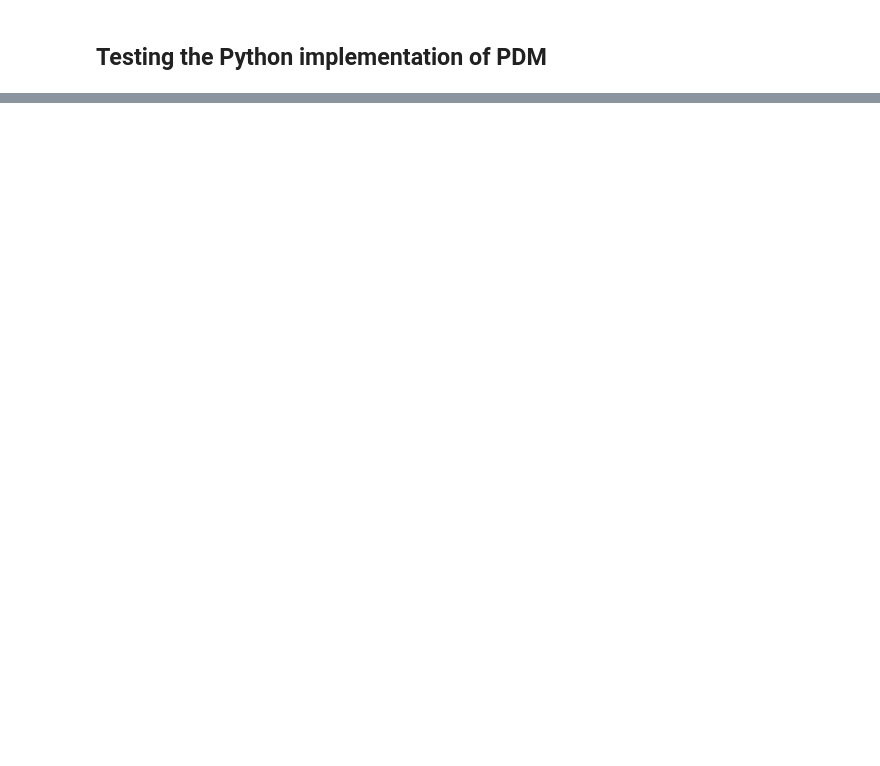
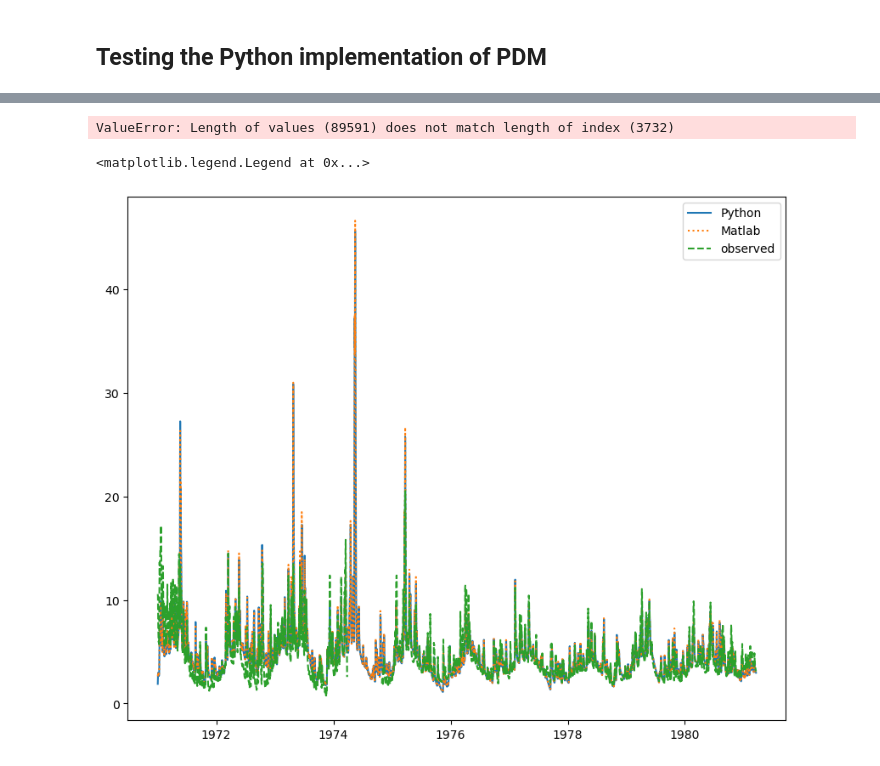
Before and after one commit to olivierbonte/master_thesis, a Jupyter notebook: temp/test_PDM.ipynb, the cells around one changed output, grey strips where cells are left out. Cells and saved outputs as stored; diff of their text form; code cells hidden in the pictures; blank space fills up the shorter version.

Commit message:
first commit PDM to Python

```diff
--- a/temp/test_PDM.ipynb
+++ b/temp/test_PDM.ipynb
@@ -35,3 +49,2 @@ P
 # %%
-EP = pd.read_csv("../matlab/data/EP.csv", names = ['EP'])
-EP
+EP = pd.read_csv("matlab/data/EP.csv", names = ['EP'], dtype = np.float32)
@@ -41,2 +51,4 @@ forcings
 # %%
-pd.date_range(start = '01/01/1971', end = '31/12/2000', freq = 'H')
+time = pd.date_range(start = '01/01/1971', end = '31/12/2000', freq = 'H')
+print(type(time))
+time
@@ -42,0 +88,5 @@ pd.date_range(start = '01/01/1971', end = '31/12/2000', freq = 'H')
+# %%
+deltat = 1
+deltat_out = 24
+time_in = time[:len(P.values)]
+qmod, tmod, Cstar, qbm3s, qsm3s, Eiacc = PDM(P.values, EP.values, time_in, A,deltat, deltat_out, parameters)
@@ -42,0 +110,20 @@ pd.date_range(start = '01/01/1971', end = '31/12/2000', freq = 'H')
+# %%
+qmod_pd = pd.read_csv("matlab/output/Qmod.csv", dtype = np.float32, header = None,names = ['Matlab'])
+pd_qmod_obs = pd.read_csv("matlab/data/observations.csv", dtype = np.float32, header = None, names = ['Observed'])
+qmod_matlab = qmod_pd['Matlab'].values
+qmod_obs = pd_qmod_obs['Observed'].values
+qmod_pd['Python'] = qmod[:-1]
+qmod_pd['Observed'] = pd_qmod_obs
+qmod_pd['Time'] = tmod
+display(qmod_pd)
+# %% [output]
+ValueError: Length of values (89591) does not match length of index (3732)
+# %%
+fig, ax = plt.subplots(figsize = (10,8))
+ax.plot(tmod, qmod[:-1], label = 'Python')
+ax.plot(tmod, qmod_matlab, linestyle = 'dotted', label ='Matlab')
+ax.plot(tmod, qmod_obs, linestyle = 'dashed', label = 'observed')
+ax.legend()
+# %% [output]
+<matplotlib.legend.Legend at 0x...>
+[figure, added]
```
Also changed, not shown: parts of 29 cells of this notebook, 4 other files.
